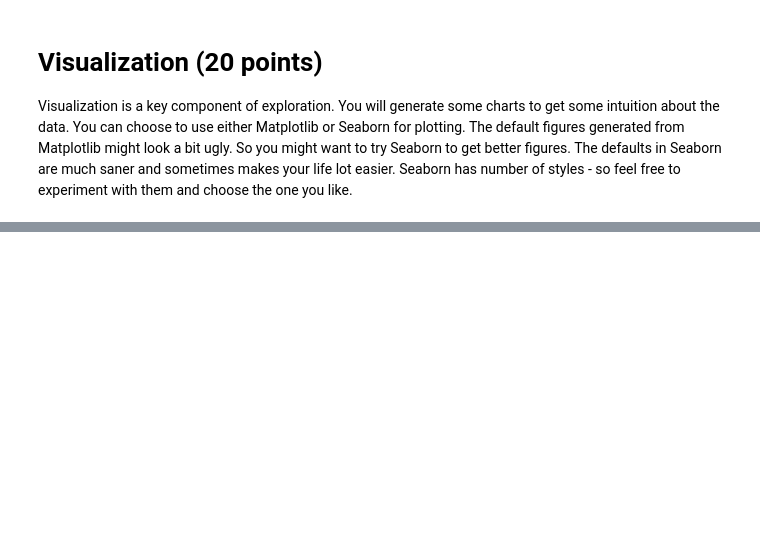
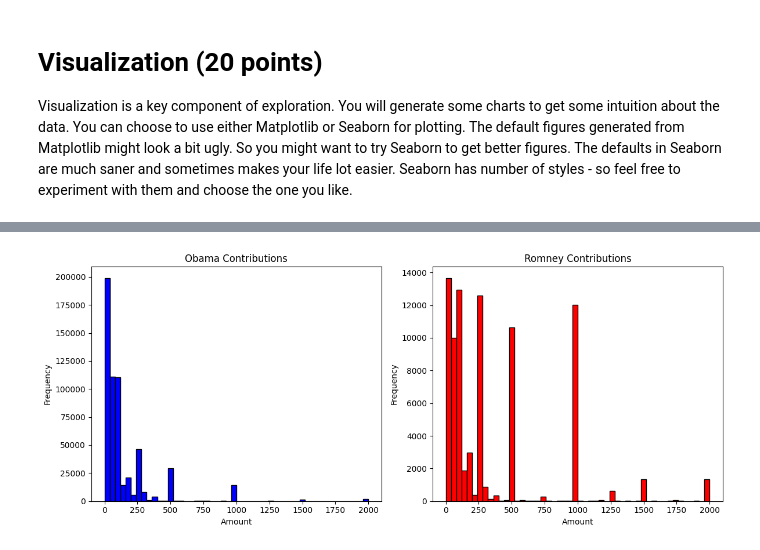
Before and after one commit to dhruvadeep/Data-Mining, a Jupyter notebook: DS5612_PA1/DS5612_PA1/src/ds5612_pa1/04_basic_visualization.ipynb, the cells around one changed output, grey strips where cells are left out. Cells and saved outputs as stored; diff of their text form; code cells hidden in the pictures; blank space fills up the shorter version.

```diff
--- a/DS5612_PA1/DS5612_PA1/src/ds5612_pa1/04_basic_visualization.ipynb
+++ b/DS5612_PA1/DS5612_PA1/src/ds5612_pa1/04_basic_visualization.ipynb
@@ -64,6 +161,35 @@ Remember to set the titles for both axes and also the legend.
 Your plot should look something like or better than this:
 
 ![T4.3](resources/t43.png)
+# %%
+def get_values_per_cand(fec: pd.DataFrame, candidate: str) -> pd.Series:
+    return fec[
+        (fec["cand_nm"] == candidate) &
+        (fec["contb_receipt_amt"] <= 2000)
+    ]["contb_receipt_amt"]
+
+obama_values = get_values_per_cand(fec_df, "Obama, Barack")
+romney_values = get_values_per_cand(fec_df, "Romney, Mitt")
+
+
+fig, (ax1, ax2) = plt.subplots(1, 2, figsize=(12, 5))
+# Plot Obama contributions histogram
+ax1.hist(obama_values, bins=50, color="blue", edgecolor="black")
+ax1.set_title("Obama Contributions")
+ax1.set_xlabel("Amount")
+ax1.set_ylabel("Frequency")
+
+# Plot Romney contributions histogram
+ax2.hist(romney_values, bins=50, color="red", edgecolor="black")
+ax2.set_title("Romney Contributions")
+ax2.set_xlabel("Amount")
+ax2.set_ylabel("Frequency")
+
+# Adjust layout and display the plot
+plt.tight_layout()
+plt.show()
+# %% [output]
+[figure, added]
 # %% [markdown]
 ## Task 4.4: Scatter Plots (5 points)
 
```
Also changed, not shown: parts of 8 cells of this notebook, 5 other files.
